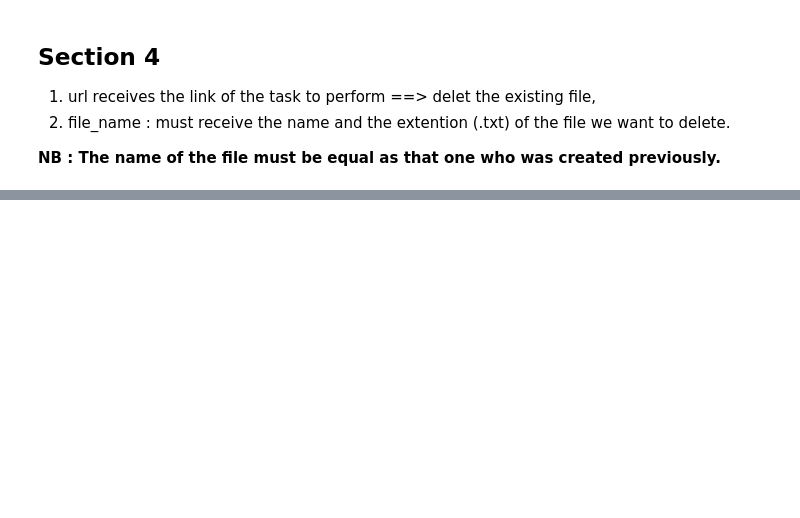
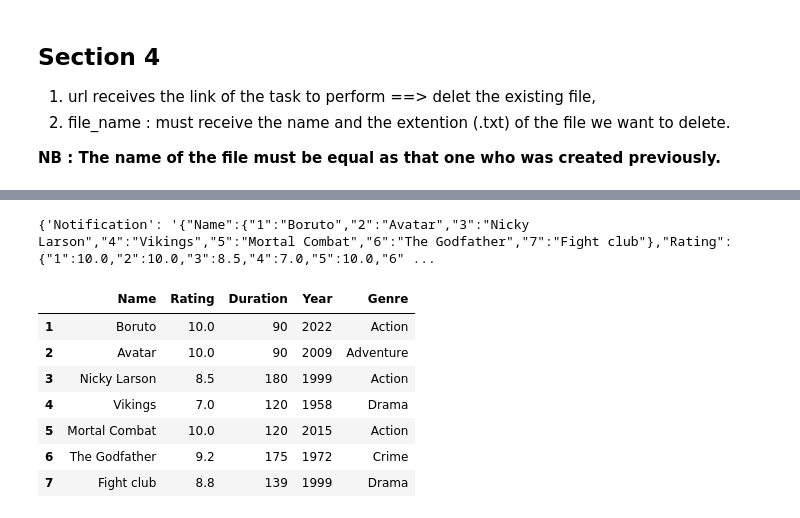
Before and after one commit to Geo99pro/ICA-Tasks, a Jupyter notebook: Exercice_for_ICA/Exercie_01_of_ICA_(Code_client).ipynb, the cells around one changed output, grey strips where cells are left out. Drawn from its saved outputs; the diff is of its cells as text; code cells hidden in the pictures; blank space fills up the shorter version.

```diff
--- a/Exercice_for_ICA/Exercie_01_of_ICA_(Code_client).ipynb
+++ b/Exercice_for_ICA/Exercie_01_of_ICA_(Code_client).ipynb
@@ -46,0 +148,21 @@ print(response.json())
+# %%
+start_value = int(input('Select start value'))
+end_value = int(input('Select end value'))
+
+url = 'http://127.0.0.1:5000/read_select_line'
+data = {'file_name': 'List of the movie.csv', 'start_value': start_value, 'end_value': end_value}
+response = requests.put(url, json = data)
+print(response.json())
+json_data = response.json()
+Range_selected = pd.read_json(json_data['Notification'])
+Range_selected
+# %% [output]
+{'Notification': '{"Name":{"1":"Boruto","2":"Avatar","3":"Nicky Larson","4":"Vikings","5":"Mortal Combat","6":"The Godfather","7":"Fight club"},"Rating":{"1":10.0,"2":10.0,"3":8.5,"4":7.0,"5":10.0,"6" ...
+|  | Name | Rating | Duration | Year | Genre |
+| 1 | Boruto | 10.0 | 90 | 2022 | Action |
+| 2 | Avatar | 10.0 | 90 | 2009 | Adventure |
+| 3 | Nicky Larson | 8.5 | 180 | 1999 | Action |
+| 4 | Vikings | 7.0 | 120 | 1958 | Drama |
+| 5 | Mortal Combat | 10.0 | 120 | 2015 | Action |
+| 6 | The Godfather | 9.2 | 175 | 1972 | Crime |
+| 7 | Fight club | 8.8 | 139 | 1999 | Drama |
```
Also changed, not shown: parts of 17 cells of this notebook, 1 other file.
